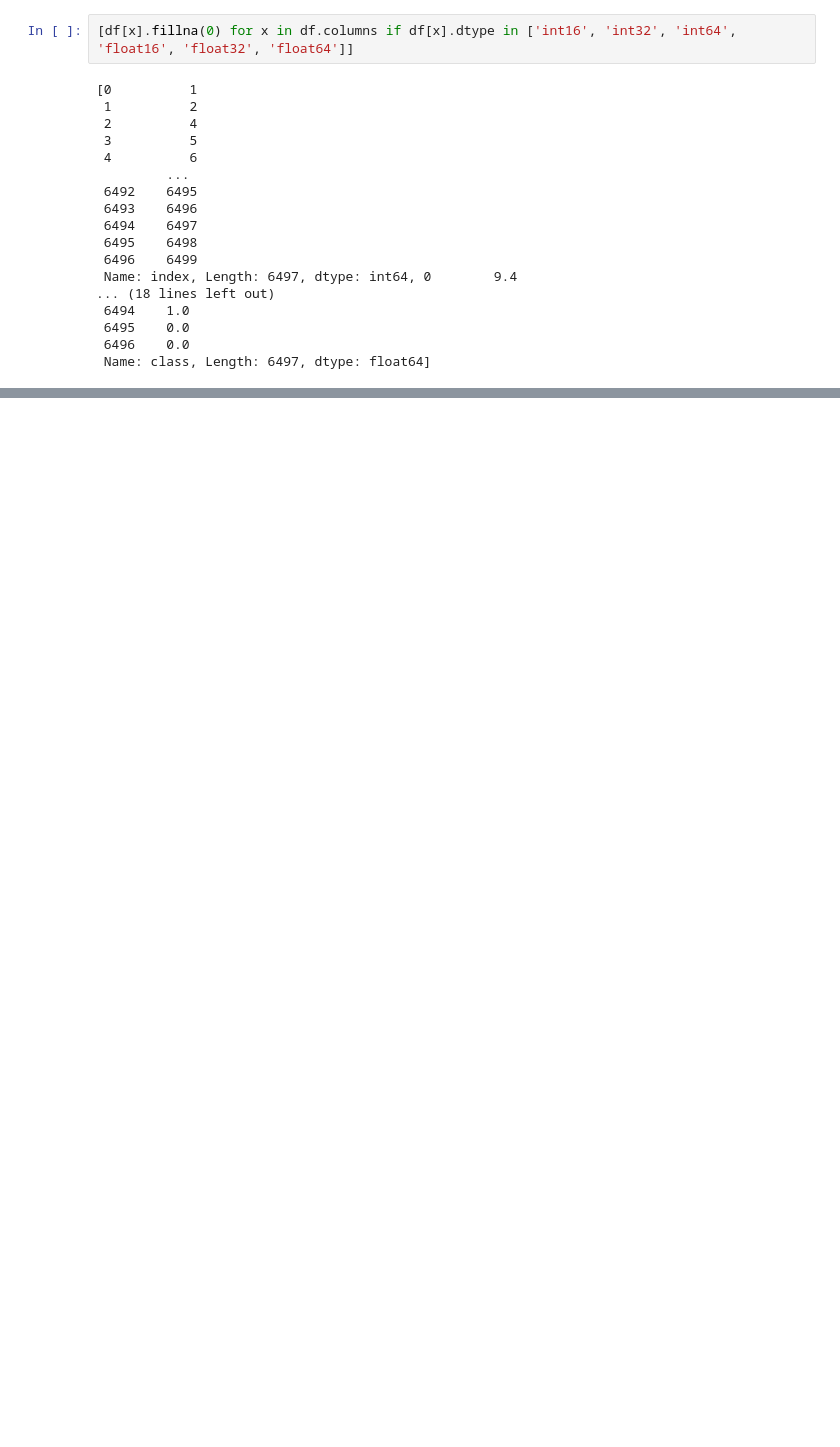
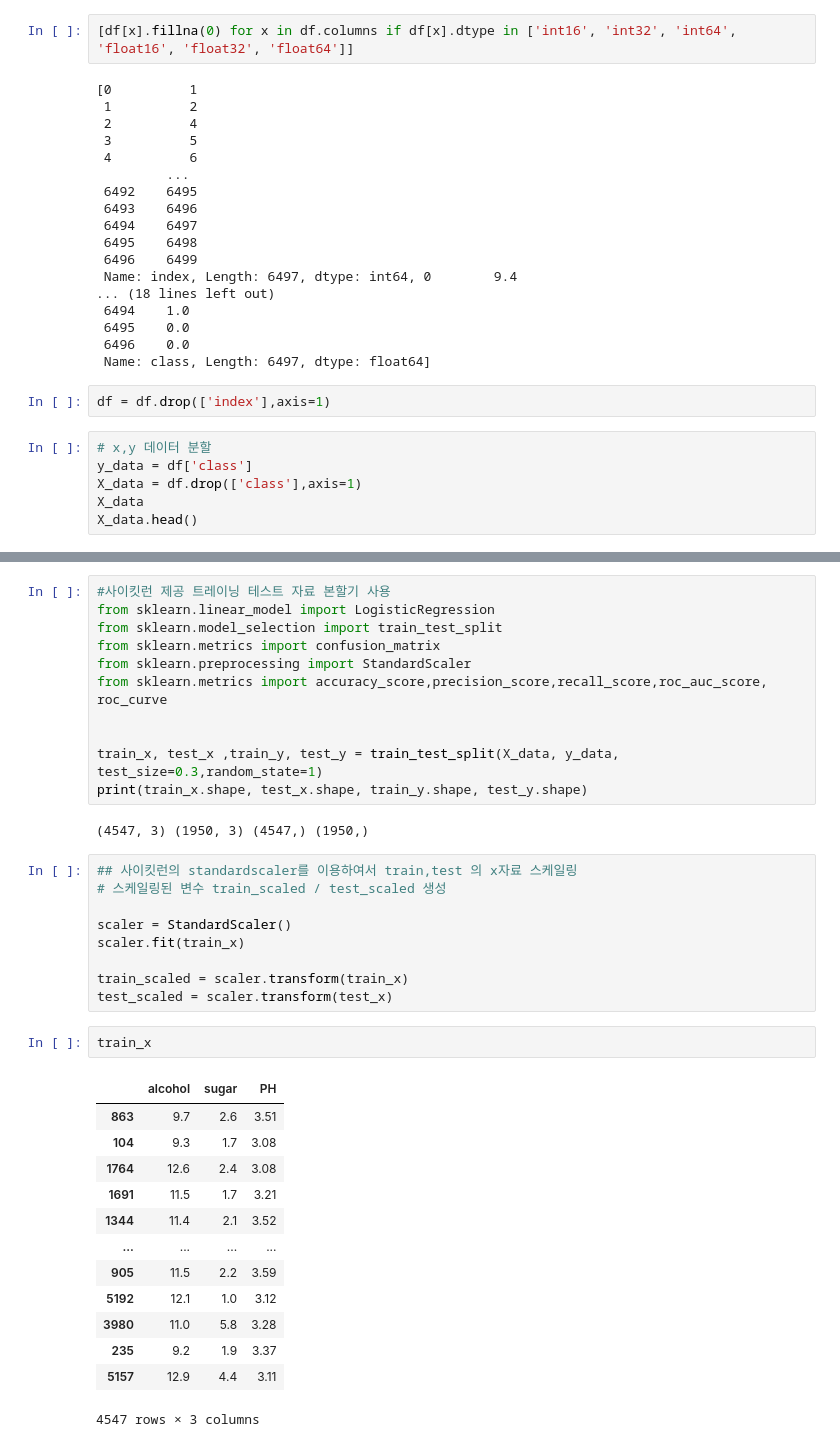
Before and after one commit to GwonSeop/-, a Jupyter notebook: 04_실습.ipynb, the cells around one changed output, grey strips where cells are left out. Cells and saved outputs as stored; diff of their text form; blank space fills up the shorter version.

```diff
--- a/04_실습.ipynb
+++ b/04_실습.ipynb
@@ -237,3 +252,11 @@ for x in df.columns:
  6495    0.0
  6496    0.0
  Name: class, Length: 6497, dtype: float64]
+# %%
+df = df.drop(['index'],axis=1)
+# %%
+# x,y 데이터 분할
+y_data = df['class']
+X_data = df.drop(['class'],axis=1)
+X_data
+X_data.head()
@@ -239,0 +270,38 @@ for x in df.columns:
+# %%
+#사이킷런 제공 트레이닝 테스트 자료 본할기 사용
+from sklearn.linear_model import LogisticRegression
+from sklearn.model_selection import train_test_split
+from sklearn.metrics import confusion_matrix
+from sklearn.preprocessing import StandardScaler
+from sklearn.metrics import accuracy_score,precision_score,recall_score,roc_auc_score, roc_curve
+
+
+train_x, test_x ,train_y, test_y = train_test_split(X_data, y_data, test_size=0.3,random_state=1)
+print(train_x.shape, test_x.shape, train_y.shape, test_y.shape)
+# %% [output]
+(4547, 3) (1950, 3) (4547,) (1950,)
+# %%
+## 사이킷런의 standardscaler를 이용하여서 train,test 의 x자료 스케일링
+# 스케일링된 변수 train_scaled / test_scaled 생성
+
+scaler = StandardScaler()
+scaler.fit(train_x)
+
+train_scaled = scaler.transform(train_x)
+test_scaled = scaler.transform(test_x)
+# %%
+train_x
+# %% [output]
+|  | alcohol | sugar | PH |
+| 863 | 9.7 | 2.6 | 3.51 |
+| 104 | 9.3 | 1.7 | 3.08 |
+| 1764 | 12.6 | 2.4 | 3.08 |
+| 1691 | 11.5 | 1.7 | 3.21 |
+| 1344 | 11.4 | 2.1 | 3.52 |
+| ... | ... | ... | ... |
+| 905 | 11.5 | 2.2 | 3.59 |
+| 5192 | 12.1 | 1.0 | 3.12 |
+| 3980 | 11.0 | 5.8 | 3.28 |
+| 235 | 9.2 | 1.9 | 3.37 |
+| 5157 | 12.9 | 4.4 | 3.11 |
+4547 rows × 3 columns
```
Also changed, not shown: parts of 10 cells of this notebook.
